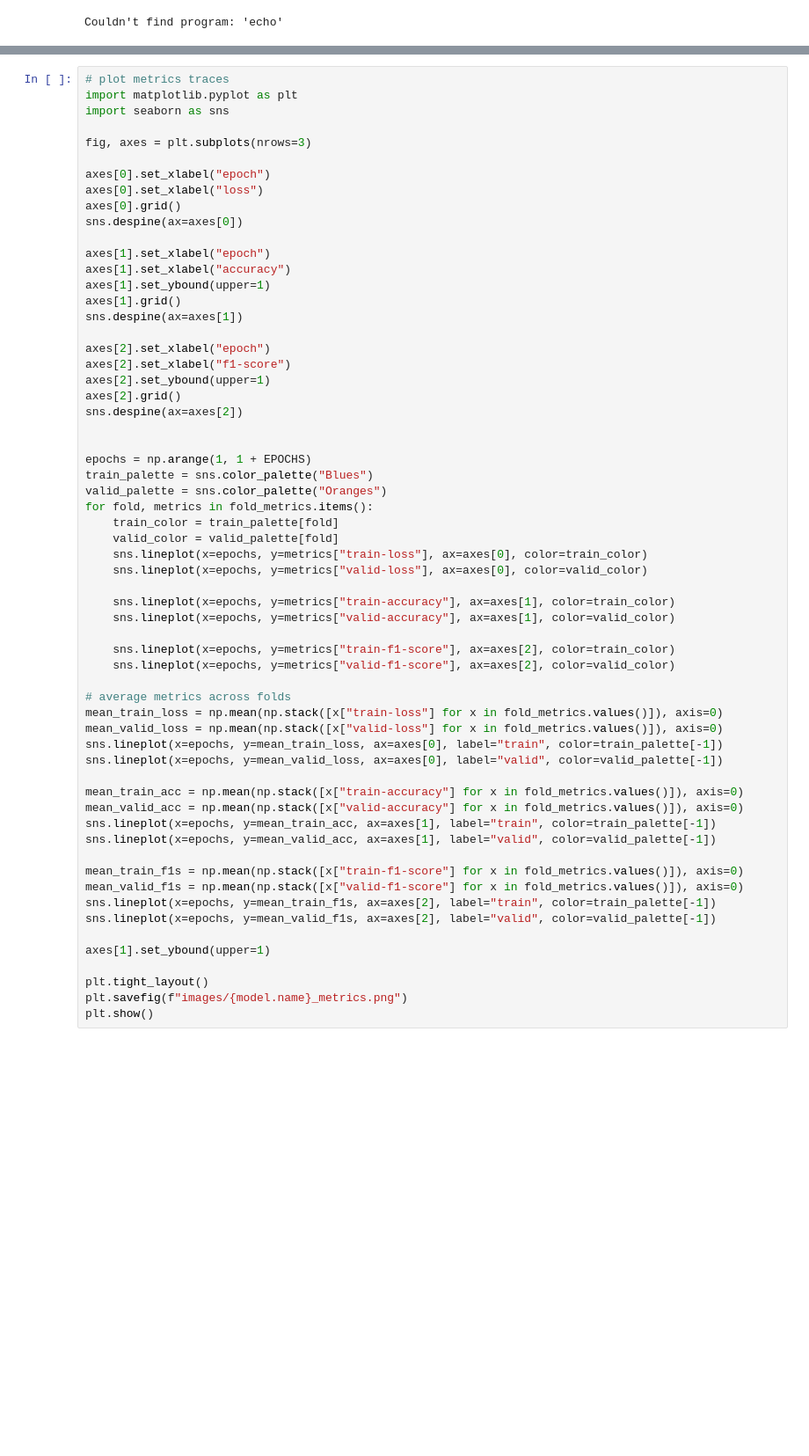
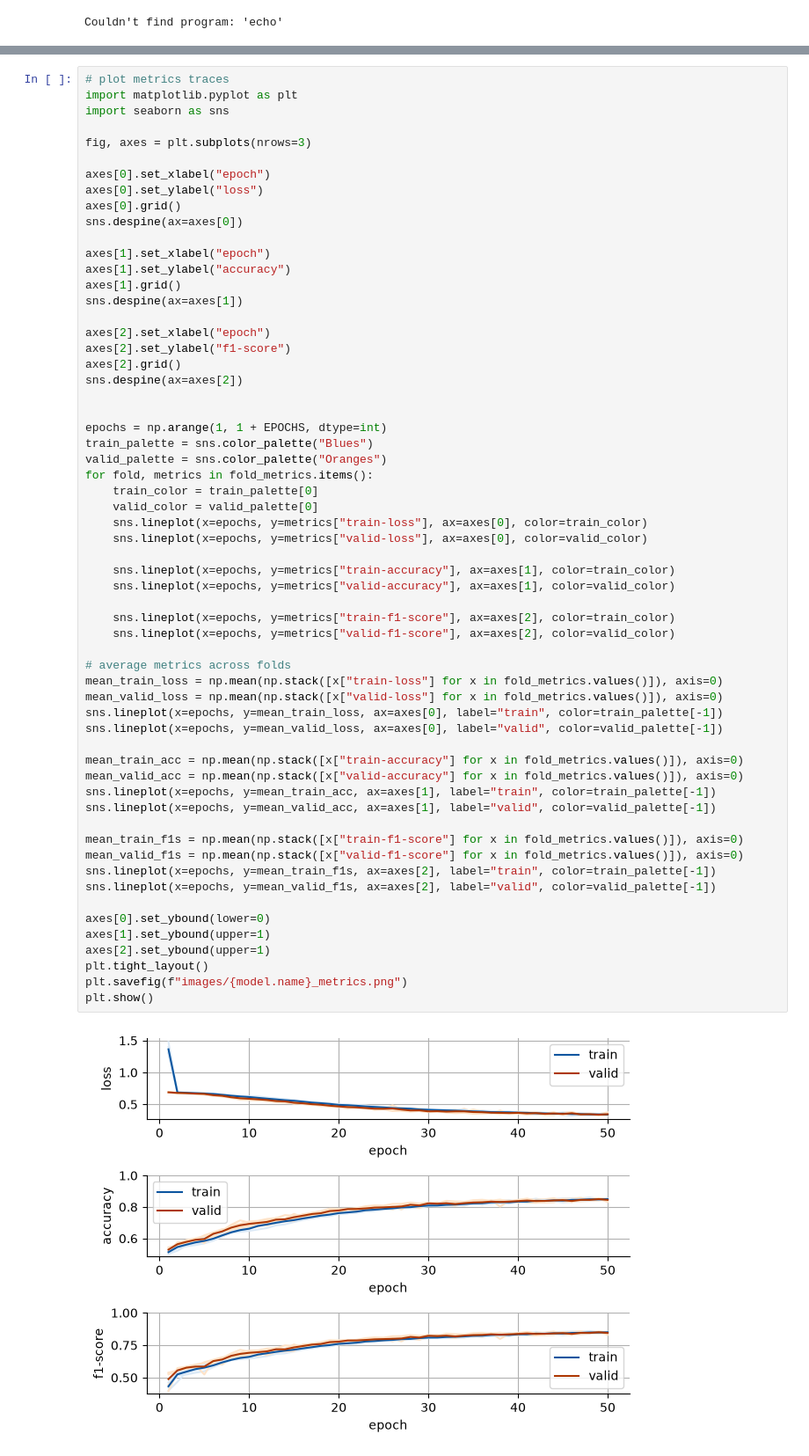
Before and after one commit to EdoardoGrassi/xai-binary-classification, a Jupyter notebook: train_convnet_kfold.ipynb, the cells around one changed output, grey strips where cells are left out. Shown at 88% size. Drawn from its saved outputs; the diff is of its cells as text; blank space fills up the shorter version.

```diff
--- a/train_convnet_kfold.ipynb
+++ b/train_convnet_kfold.ipynb
@@ -213,59 +247,60 @@ import seaborn as sns
 fig, axes = plt.subplots(nrows=3)
 
 axes[0].set_xlabel("epoch")
-axes[0].set_xlabel("loss")
+axes[0].set_ylabel("loss")
 axes[0].grid()
 sns.despine(ax=axes[0])
 
 axes[1].set_xlabel("epoch")
-axes[1].set_xlabel("accuracy")
-axes[1].set_ybound(upper=1)
+axes[1].set_ylabel("accuracy")
 axes[1].grid()
 sns.despine(ax=axes[1])
 
 axes[2].set_xlabel("epoch")
-axes[2].set_xlabel("f1-score")
-axes[2].set_ybound(upper=1)
+axes[2].set_ylabel("f1-score")
 axes[2].grid()
 sns.despine(ax=axes[2])
 
 
-epochs = np.arange(1, 1 + EPOCHS)
+epochs = np.arange(1, 1 + EPOCHS, dtype=int)
 train_palette = sns.color_palette("Blues")
 valid_palette = sns.color_palette("Oranges")
 for fold, metrics in fold_metrics.items():
-    train_color = train_palette[fold]
-    valid_color = valid_palette[fold]
+    train_color = train_palette[0]
+    valid_color = valid_palette[0]
     sns.lineplot(x=epochs, y=metrics["train-loss"], ax=axes[0], color=train_color)
     sns.lineplot(x=epochs, y=metrics["valid-loss"], ax=axes[0], color=valid_color)
 
     sns.lineplot(x=epochs, y=metrics["train-accuracy"], ax=axes[1], color=train_color)
     sns.lineplot(x=epochs, y=metrics["valid-accuracy"], ax=axes[1], color=valid_color)
 
     sns.lineplot(x=epochs, y=metrics["train-f1-score"], ax=axes[2], color=train_color)
     sns.lineplot(x=epochs, y=metrics["valid-f1-score"], ax=axes[2], color=valid_color)
 
 # average metrics across folds
 mean_train_loss = np.mean(np.stack([x["train-loss"] for x in fold_metrics.values()]), axis=0)
 mean_valid_loss = np.mean(np.stack([x["valid-loss"] for x in fold_metrics.values()]), axis=0)
 sns.lineplot(x=epochs, y=mean_train_loss, ax=axes[0], label="train", color=train_palette[-1])
 sns.lineplot(x=epochs, y=mean_valid_loss, ax=axes[0], label="valid", color=valid_palette[-1])
 
 mean_train_acc = np.mean(np.stack([x["train-accuracy"] for x in fold_metrics.values()]), axis=0)
 mean_valid_acc = np.mean(np.stack([x["valid-accuracy"] for x in fold_metrics.values()]), axis=0)
 sns.lineplot(x=epochs, y=mean_train_acc, ax=axes[1], label="train", color=train_palette[-1])
 sns.lineplot(x=epochs, y=mean_valid_acc, ax=axes[1], label="valid", color=valid_palette[-1])
 
 mean_train_f1s = np.mean(np.stack([x["train-f1-score"] for x in fold_metrics.values()]), axis=0)
 mean_valid_f1s = np.mean(np.stack([x["valid-f1-score"] for x in fold_metrics.values()]), axis=0)
 sns.lineplot(x=epochs, y=mean_train_f1s, ax=axes[2], label="train", color=train_palette[-1])
 sns.lineplot(x=epochs, y=mean_valid_f1s, ax=axes[2], label="valid", color=valid_palette[-1])
 
+axes[0].set_ybound(lower=0)
 axes[1].set_ybound(upper=1)
-
+axes[2].set_ybound(upper=1)
 plt.tight_layout()
 plt.savefig(f"images/{model.name}_metrics.png")
 plt.show()
+# %% [output]
+[figure, added]
 # %%
 # test the model
 from sklearn.metrics import confusion_matrix, ConfusionMatrixDisplay
```
Also changed, not shown: parts of 2 cells of this notebook, 23 other files.
